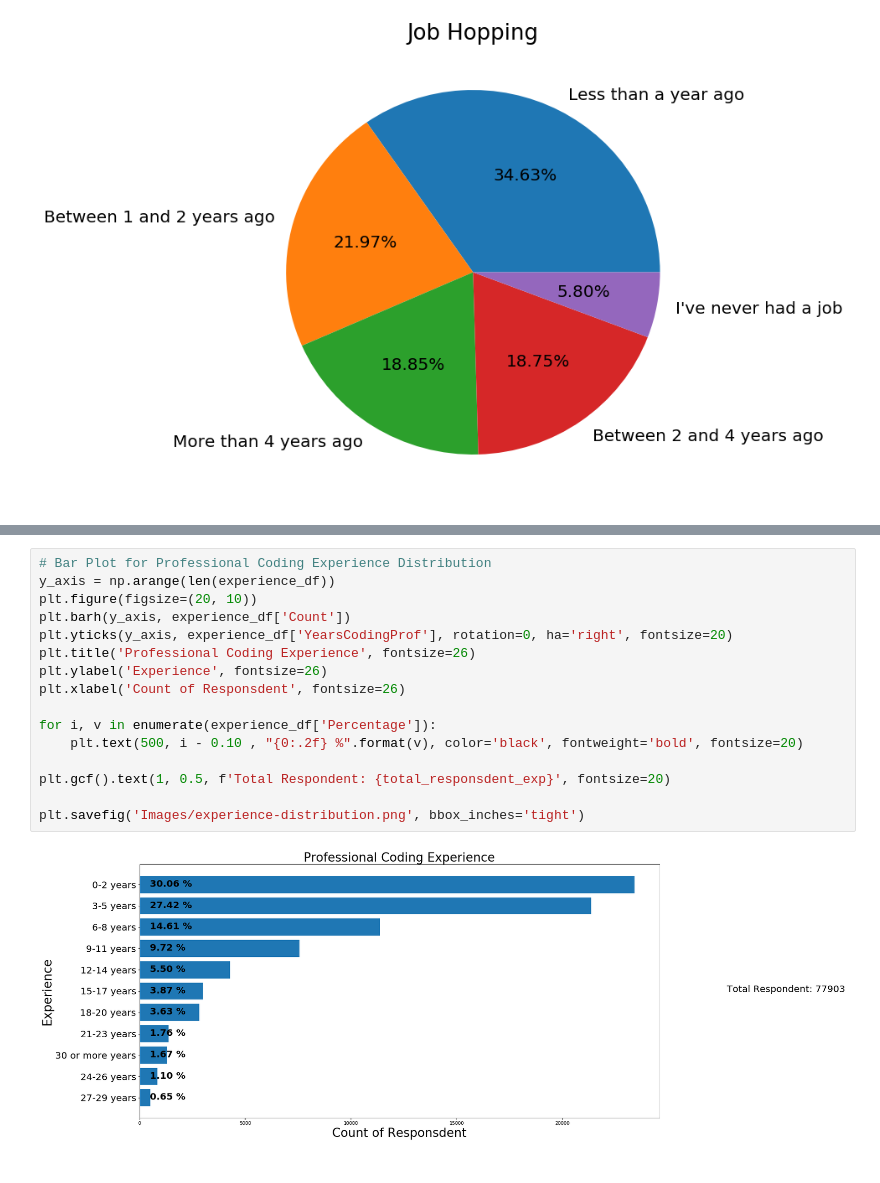
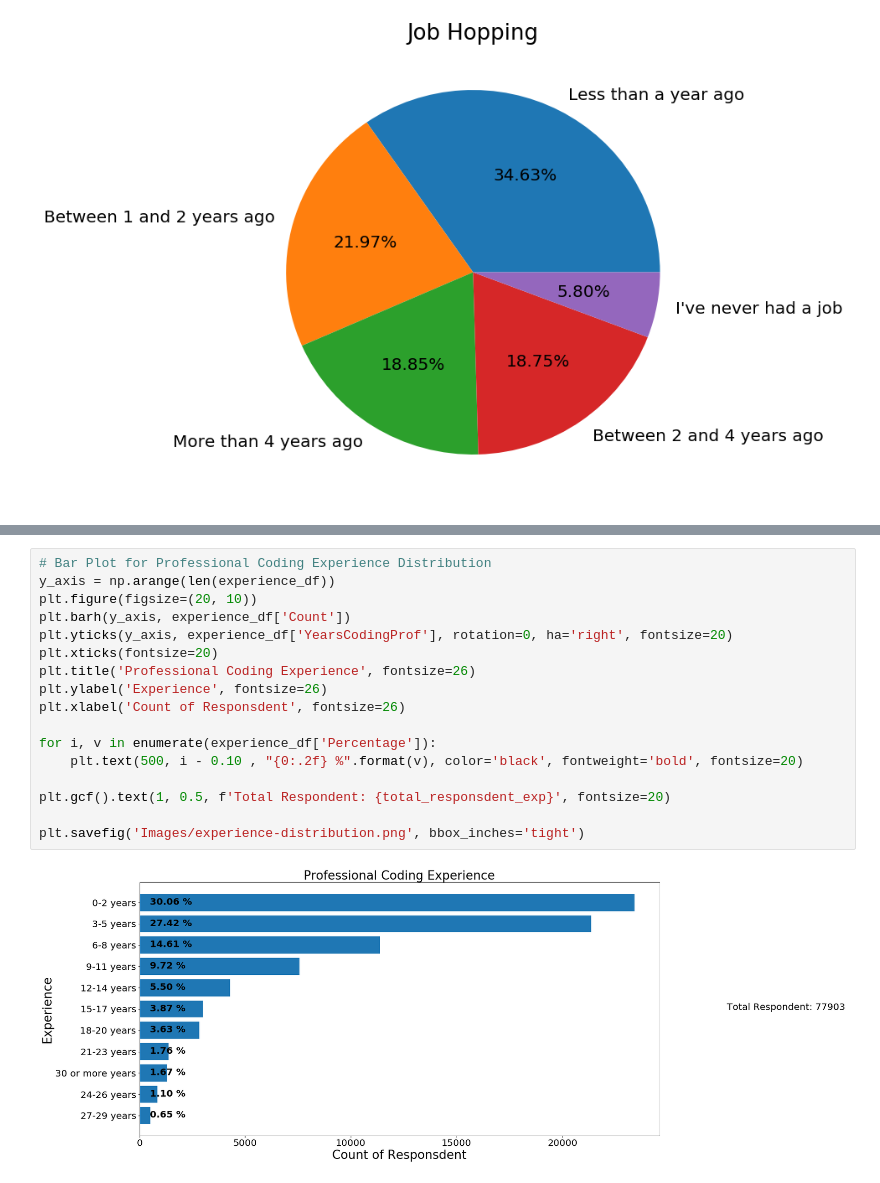
Before and after one commit to kuldeepemol/tech-nerds, a Jupyter notebook: Work-Career-analysis.ipynb, the cells around one changed output, grey strips where cells are left out. Drawn from its saved outputs; the diff is of its cells as text.

```diff
--- a/Work-Career-analysis.ipynb
+++ b/Work-Career-analysis.ipynb
@@ -251,18 +251,19 @@ experience_df
 # %%
 # Bar Plot for Professional Coding Experience Distribution
 y_axis = np.arange(len(experience_df))
 plt.figure(figsize=(20, 10))
 plt.barh(y_axis, experience_df['Count'])
 plt.yticks(y_axis, experience_df['YearsCodingProf'], rotation=0, ha='right', fontsize=20)
+plt.xticks(fontsize=20)
 plt.title('Professional Coding Experience', fontsize=26)
 plt.ylabel('Experience', fontsize=26)
 plt.xlabel('Count of Responsdent', fontsize=26)
 
 for i, v in enumerate(experience_df['Percentage']):
     plt.text(500, i - 0.10 , "{0:.2f} %".format(v), color='black', fontweight='bold', fontsize=20)
 
 plt.gcf().text(1, 0.5, f'Total Respondent: {total_responsdent_exp}', fontsize=20)
 
 plt.savefig('Images/experience-distribution.png', bbox_inches='tight')
 # %% [output]
-[figure, old version]
+[figure, new version]
```
Also changed, not shown: parts of 10 cells of this notebook, 3 other files.
